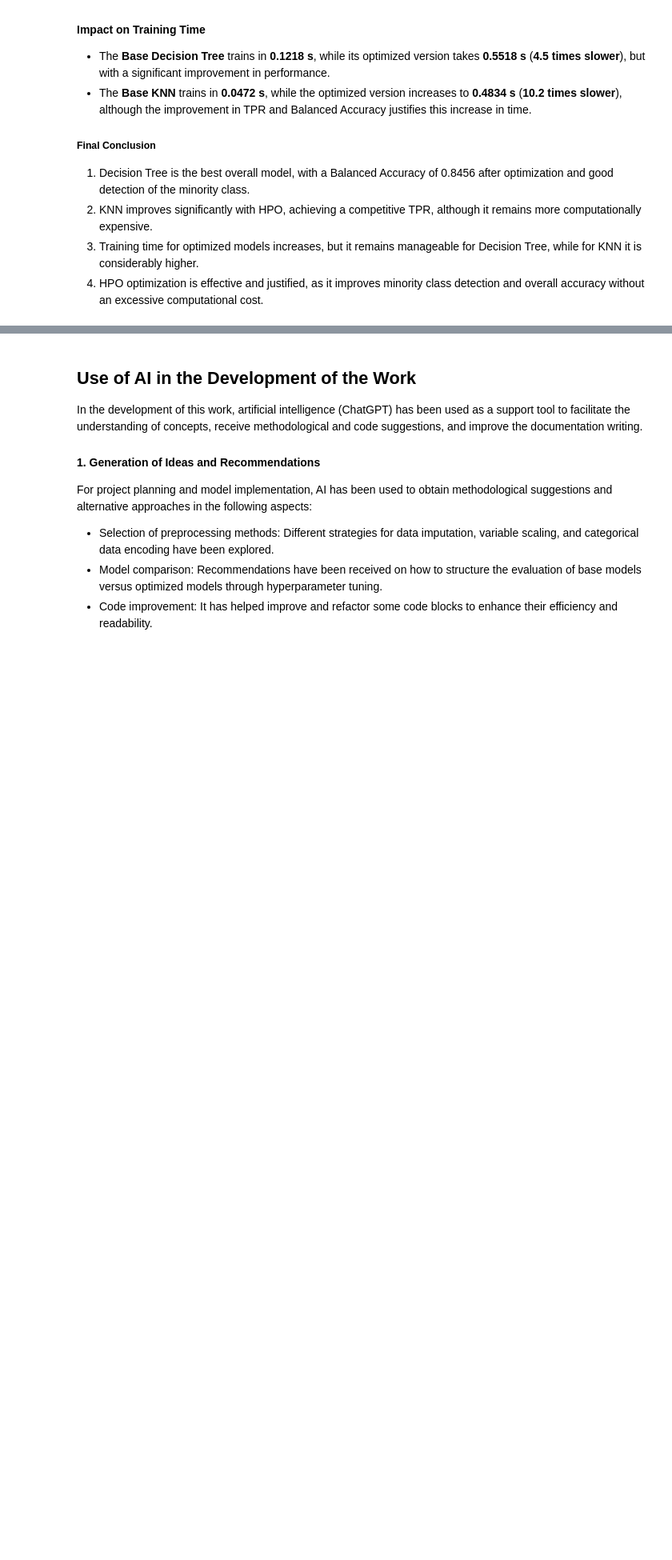
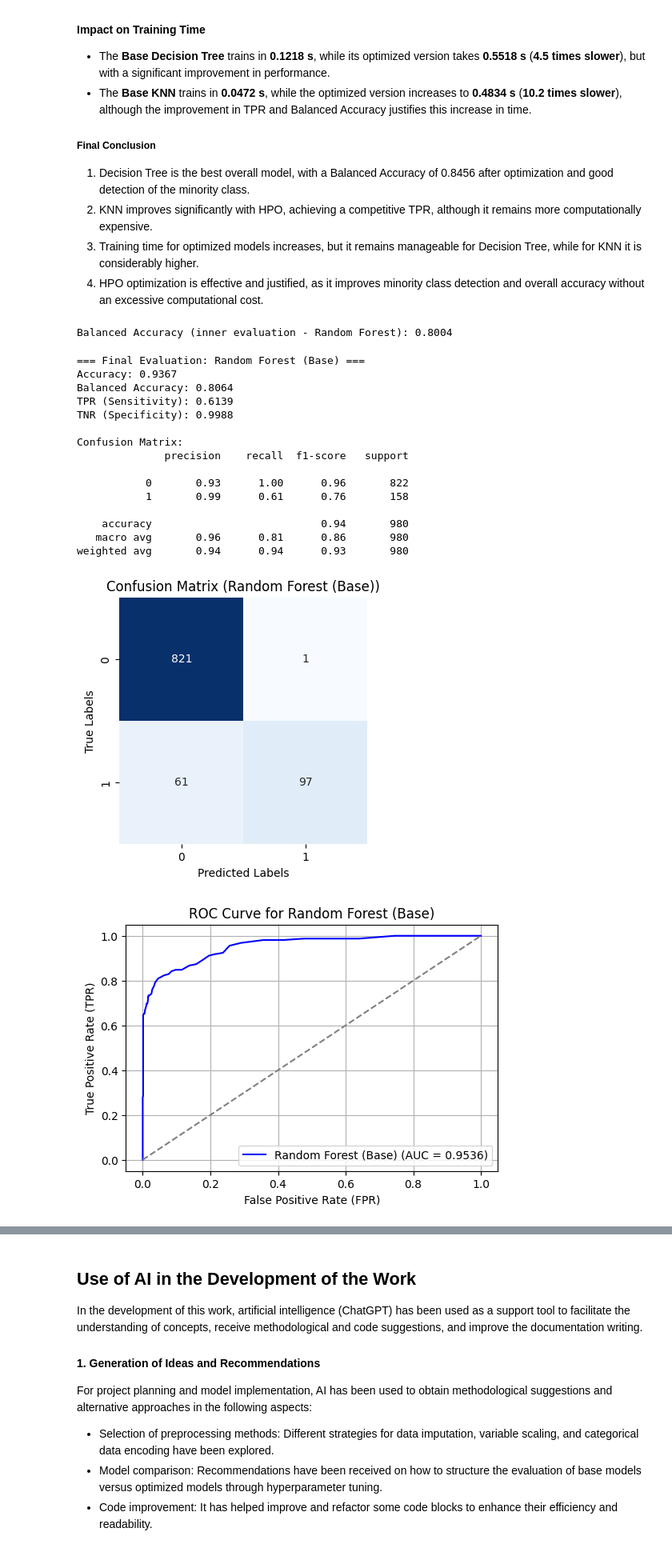
Before and after one commit to CarlosBravoGarran/ML_Attrition_Predictor, a Jupyter notebook: notebooks/01_EDA_and_Model_Train.ipynb, the cells around one changed output, grey strips where cells are left out. Shown at 80% size. Cells and saved outputs as stored; diff of their text form; code cells hidden in the pictures; blank space fills up the shorter version.

Commit message:
Update random forest model

```diff
--- a/notebooks/01_EDA_and_Model_Train.ipynb
+++ b/notebooks/01_EDA_and_Model_Train.ipynb
@@ -499,14 +729,24 @@ Randomized hyperparameter search (_RandomizedSearchCV_) is used to find the best
 - KNN (_n_neighbors_, _weights_, _metric_).
 - Decision Tree (_max_depth_, _criterion_).
 # %%
-param_dist_knn = {"n_neighbors": randint(1, 20), "weights": ["uniform", "distance"], "metric": ["euclidean", "manhattan"]}
-param_dist_tree = {"max_depth": randint(3, 20), "criterion": ["gini", "entropy"]}
+param_dist_knn = {
+    "n_neighbors": randint(1, 20),
+    "weights": ["uniform", "distance"],
+    "metric": ["euclidean", "manhattan"]}
+
+param_dist_tree = {
+    "max_depth": randint(3, 20),
+    "criterion": ["gini", "entropy"],
+    "min_samples_split": randint(2, 10),
+    "min_samples_leaf": randint(1, 5)
+}
 
 random_knn = RandomizedSearchCV(KNeighborsClassifier(),
                                 param_distributions=param_dist_knn,
                                 n_iter=10, cv=5,
                                 scoring="balanced_accuracy",
                                 n_jobs=-1, random_state=100474964)
+
 random_tree = RandomizedSearchCV(DecisionTreeClassifier(),
                                  param_distributions=param_dist_tree,
                                  n_iter=10, cv=5,
@@ -619,7 +914,33 @@ clf_rf = Pipeline(steps=[
 ])
 
 # Train the model
+cross_val_scores_rf = cross_val_score(clf_rf, X_train, y_train, cv=skf, scoring='balanced_accuracy')
+print(f"Balanced Accuracy (inner evaluation - Random Forest): {np.mean(cross_val_scores_rf):.4f}")
+
+start_time = time.time()
 clf_rf.fit(X_train, y_train)
+end_time = time.time()
+rf_time = end_time - start_time
+# %% [output]
+Balanced Accuracy (inner evaluation - Random Forest): 0.8004
 # %%
 # Evaluate the model
-rf_ev = evaluate_model(clf_rf, X_test, y_test, "RandomForest")
+rf_ev = evaluate_model(clf_rf, X_test, y_test, "Random Forest (Base)")
+# %% [output]
+=== Final Evaluation: Random Forest (Base) ===
+Accuracy: 0.9367
+Balanced Accuracy: 0.8064
+TPR (Sensitivity): 0.6139
+TNR (Specificity): 0.9988
+
+Confusion Matrix:
+              precision    recall  f1-score   support
+
+           0       0.93      1.00      0.96       822
+           1       0.99      0.61      0.76       158
+
+    accuracy                           0.94       980
+   macro avg       0.96      0.81      0.86       980
+weighted avg       0.94      0.94      0.93       980
+[figure, added]
+[figure, added]
```
Also changed, not shown: parts of 36 cells of this notebook.
